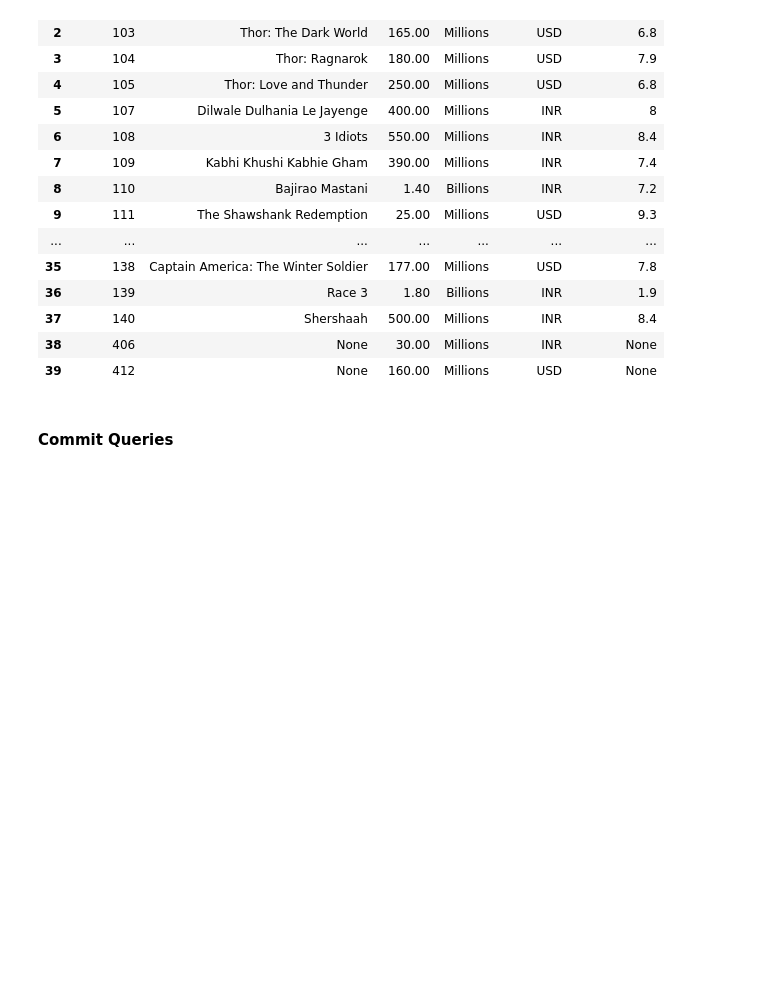
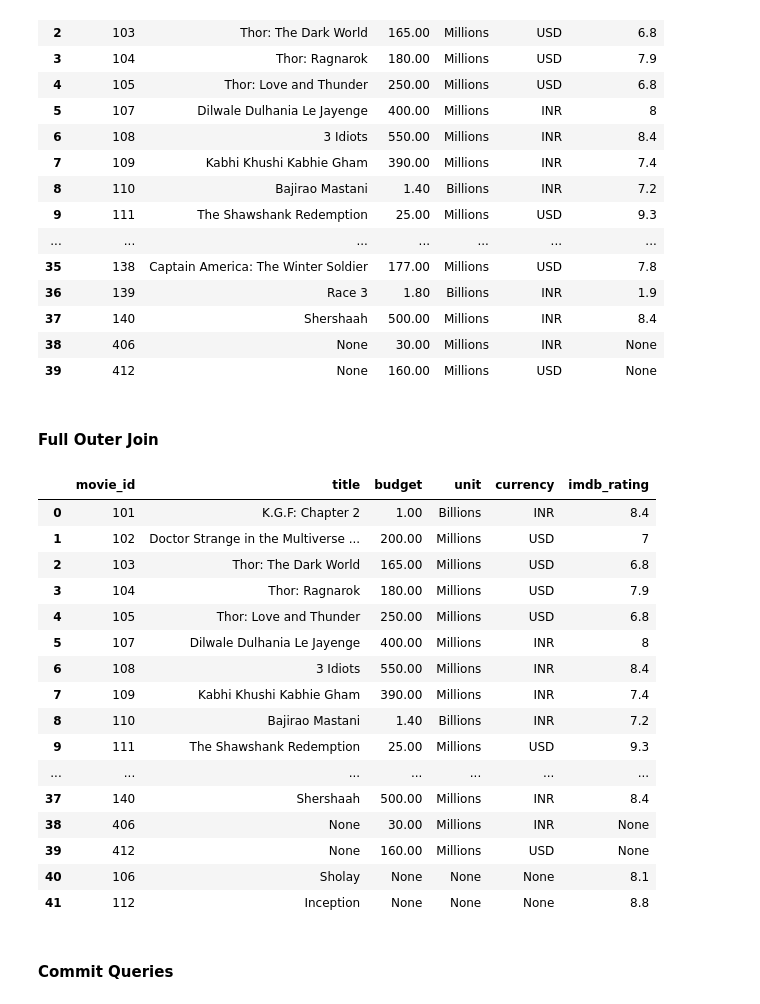
Before and after one commit to mdaffailhami/data_science_speedrun_journey, a Jupyter notebook: postgresql/joining_tables.ipynb, the cells around one changed output. Drawn from its saved outputs; the diff is of its cells as text; code cells hidden in the pictures; blank space fills up the shorter version.

Commit message:
Add Full Outer Join

```diff
--- a/postgresql/joining_tables.ipynb
+++ b/postgresql/joining_tables.ipynb
@@ -123,6 +123,46 @@ df
 | 37 | 140 | Shershaah | 500.00 | Millions | INR | 8.4 |
 | 38 | 406 | None | 30.00 | Millions | INR | None |
 | 39 | 412 | None | 160.00 | Millions | USD | None |
+# %% [markdown]
+#### Full Outer Join
+# %%
+# To perform conditional select (If A is null then use B instead, vice versa)
+# then we need to use COALESCE() function
+
+# In this query, we're aliasing
+# the movies table as m and the financials table as f
+
+movies = cur.execute('''
+    SELECT COALESCE(m.movie_id, f.movie_id), title, budget, unit, currency, imdb_rating
+        FROM movies m
+            FULL JOIN financials f
+                ON m.movie_id=f.movie_id
+''').fetchall()
+
+movies
+df = pd.DataFrame(
+    movies,
+    columns=movie_financial_columns
+)
+df
+# %% [output]
+|  | movie_id | title | budget | unit | currency | imdb_rating |
+| 0 | 101 | K.G.F: Chapter 2 | 1.00 | Billions | INR | 8.4 |
+| 1 | 102 | Doctor Strange in the Multiverse ... | 200.00 | Millions | USD | 7 |
+| 2 | 103 | Thor: The Dark World | 165.00 | Millions | USD | 6.8 |
+| 3 | 104 | Thor: Ragnarok | 180.00 | Millions | USD | 7.9 |
+| 4 | 105 | Thor: Love and Thunder | 250.00 | Millions | USD | 6.8 |
+| 5 | 107 | Dilwale Dulhania Le Jayenge | 400.00 | Millions | INR | 8 |
+| 6 | 108 | 3 Idiots | 550.00 | Millions | INR | 8.4 |
+| 7 | 109 | Kabhi Khushi Kabhie Gham | 390.00 | Millions | INR | 7.4 |
+| 8 | 110 | Bajirao Mastani | 1.40 | Billions | INR | 7.2 |
+| 9 | 111 | The Shawshank Redemption | 25.00 | Millions | USD | 9.3 |
+| ... | ... | ... | ... | ... | ... | ... |
+| 37 | 140 | Shershaah | 500.00 | Millions | INR | 8.4 |
+| 38 | 406 | None | 30.00 | Millions | INR | None |
+| 39 | 412 | None | 160.00 | Millions | USD | None |
+| 40 | 106 | Sholay | None | None | None | 8.1 |
+| 41 | 112 | Inception | None | None | None | 8.8 |
 # %% [markdown]
 #### Commit Queries
 # %%
```
